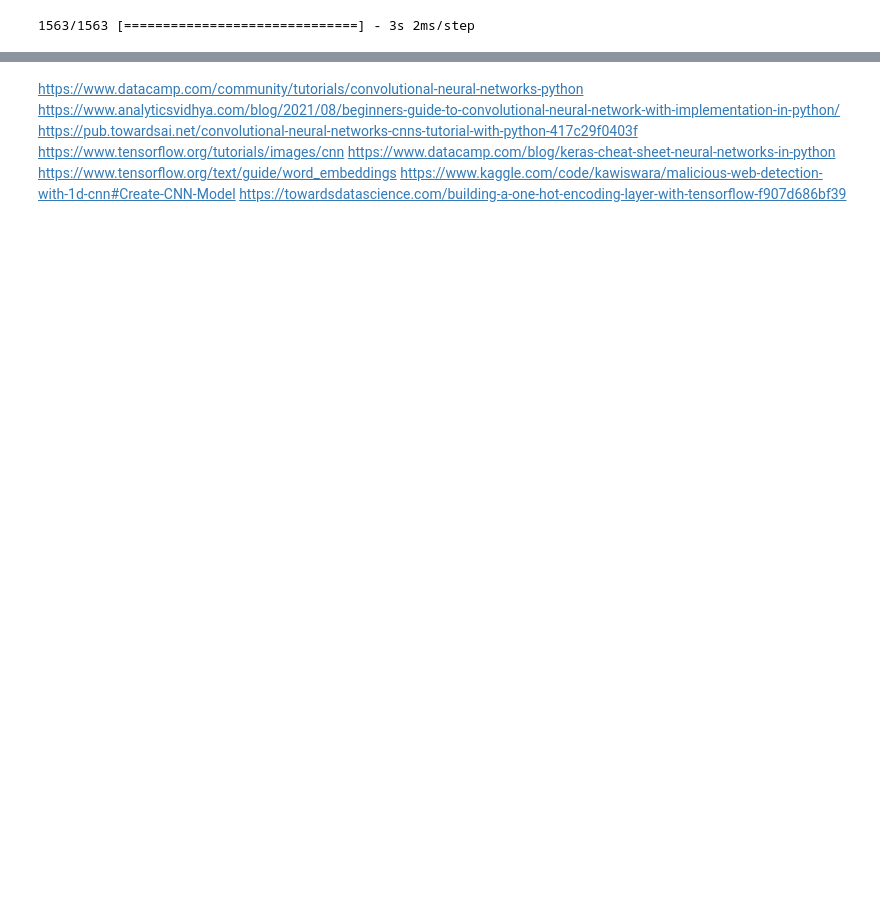
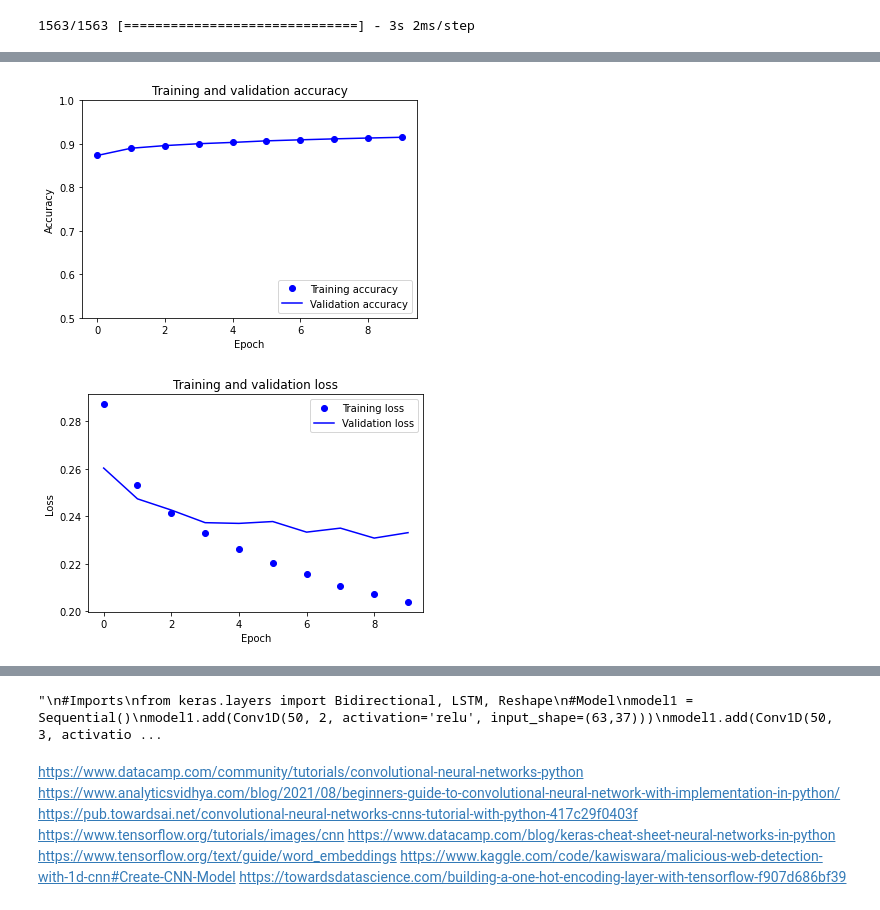
Before and after one commit to polmoya/tfmUOC, a Jupyter notebook: TFMv1.ipynb, the cells around one changed output, grey strips where cells are left out. Drawn from its saved outputs; the diff is of its cells as text; code cells hidden in the pictures; blank space fills up the shorter version.

```diff
--- a/TFMv1.ipynb
+++ b/TFMv1.ipynb
@@ -335,0 +334,16 @@ df_pred.head(20)
+# %%
+#Model1:
+#Imports
+from keras.layers import Bidirectional, LSTM, Reshape
+#Model
+model_test = Sequential()
+model_test.add(Conv1D(50, 5, activation='relu', input_shape=(63,37)))
+model_test.add(MaxPooling1D(2))
+model_test.add(Flatten())
+model_test.add(Dense(30, activation='relu'))
+model_test.add(Dense(20, activation='relu'))
+model_test.add(Dense(2, activation='softmax'))
+#Compile CNN
+model_test.compile(loss='sparse_categorical_crossentropy', optimizer='adam', metrics=['accuracy'])
+#Train model
+model_test.fit(train_X, train_Y, validation_data=(test_X, test_Y), epochs=10, batch_size=32)
@@ -335,0 +526,30 @@ df_pred.head(20)
+# %%
+#Plot accuracy and validation loss of the model
+accuracy = history.history['accuracy']
+val_accuracy = history.history['accuracy']
+loss = history.history['loss']
+val_loss = history.history['val_loss']
+epochs = range(len(accuracy))
+plt.plot(epochs, accuracy, 'bo', label='Training accuracy')
+plt.plot(epochs, val_accuracy, 'b', label='Validation accuracy')
+plt.title('Training and validation accuracy')
+plt.xlabel('Epoch')
+plt.ylabel('Accuracy')
+plt.ylim([0.5, 1])
+plt.legend(loc='lower right')
+plt.figure()
+
+plt.plot(epochs, loss, 'bo', label='Training loss')
+plt.plot(epochs, val_loss, 'b', label='Validation loss')
+plt.title('Training and validation loss')
+plt.xlabel('Epoch')
+plt.ylabel('Loss')
+plt.legend()
+plt.show()
+
+test_eval = model_test.evaluate(test_X, test_Y, verbose=1)
+print('Test loss:', test_eval[0])
+print('Test accuracy:', test_eval[1])
+# %% [output]
+[figure, added]
+[figure, added]
@@ -336,3 +559,29 @@ df_pred.head(20)
+# %%
+#Model3:
+'''
+#Imports
+from keras.layers import Bidirectional, LSTM, Reshape
+#Model
+model1 = Sequential()
+model1.add(Conv1D(50, 2, activation='relu', input_shape=(63,37)))
+model1.add(Conv1D(50, 3, activation='relu'))
+model1.add(Conv1D(50, 4, activation='relu'))
+model1.add(Conv1D(50, 5, activation='relu'))
+model1.add(MaxPooling1D(2))
+forward_layer = LSTM(128, return_sequences=True)
+backward_layer = LSTM(128, activation='relu', return_sequences=True, go_backwards=True)
+model1.add(Bidirectional(forward_layer, backward_layer=backward_layer))
+model1.add(Flatten())
+model1.add(Dense(30, activation='relu'))
+model1.add(Dense(20, activation='relu'))
+model1.add(Dense(2, activation='softmax'))
+#Compile CNN
+model1.compile(loss='sparse_categorical_crossentropy', optimizer='adam', metrics=['accuracy'])
+#Train model
+history = model1.fit(train_X, train_Y, validation_data=(test_X, test_Y), epochs=10, batch_size=32)
+'''
+# %% [output]
+"\n#Imports\nfrom keras.layers import Bidirectional, LSTM, Reshape\n#Model\nmodel1 = Sequential()\nmodel1.add(Conv1D(50, 2, activation='relu', input_shape=(63,37)))\nmodel1.add(Conv1D(50, 3, activatio ...
 # %% [markdown]
 https://www.datacamp.com/community/tutorials/convolutional-neural-networks-python
 https://www.analyticsvidhya.com/blog/2021/08/beginners-guide-to-convolutional-neural-network-with-implementation-in-python/
```
Also changed, not shown: parts of 17 cells of this notebook.
